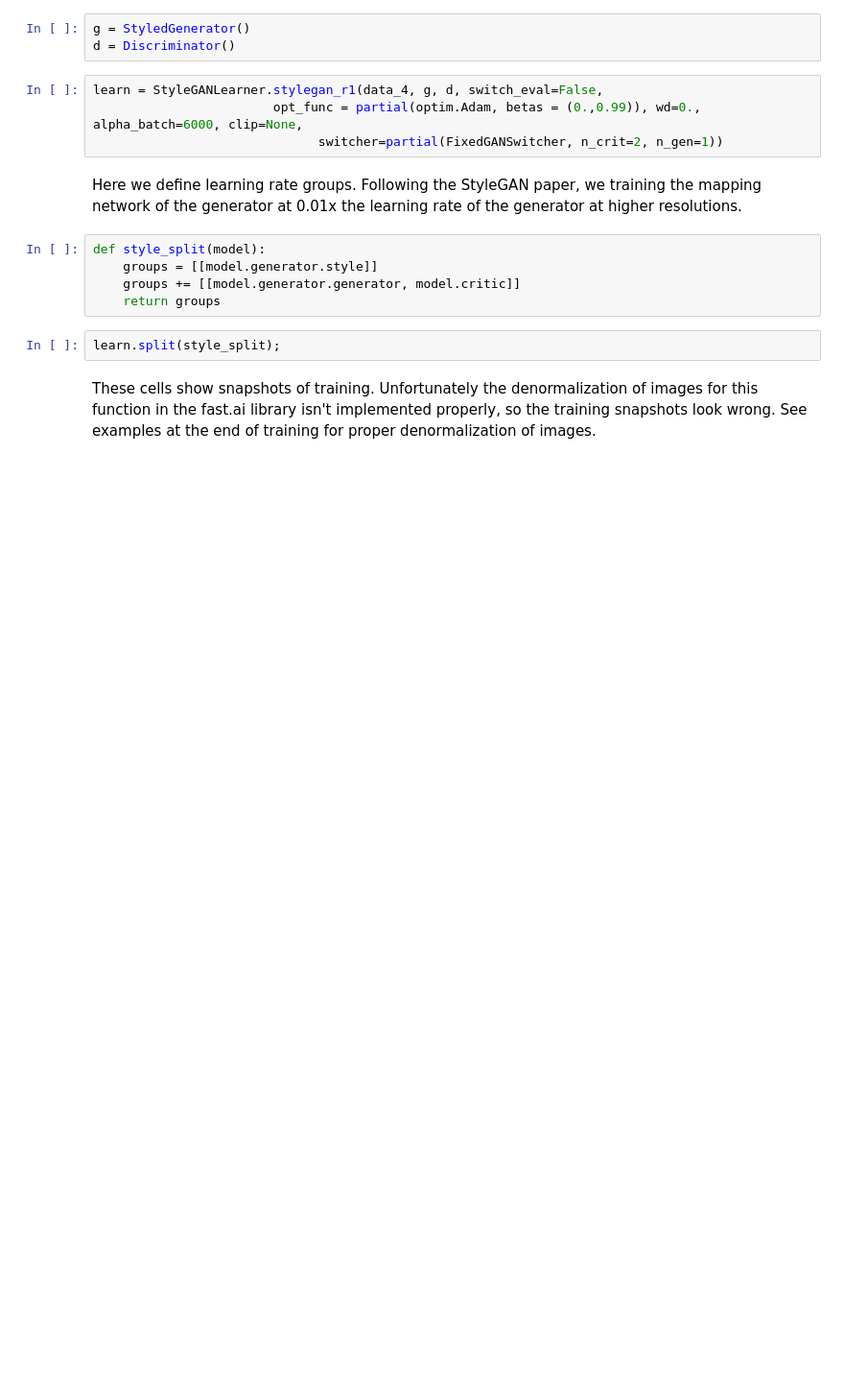
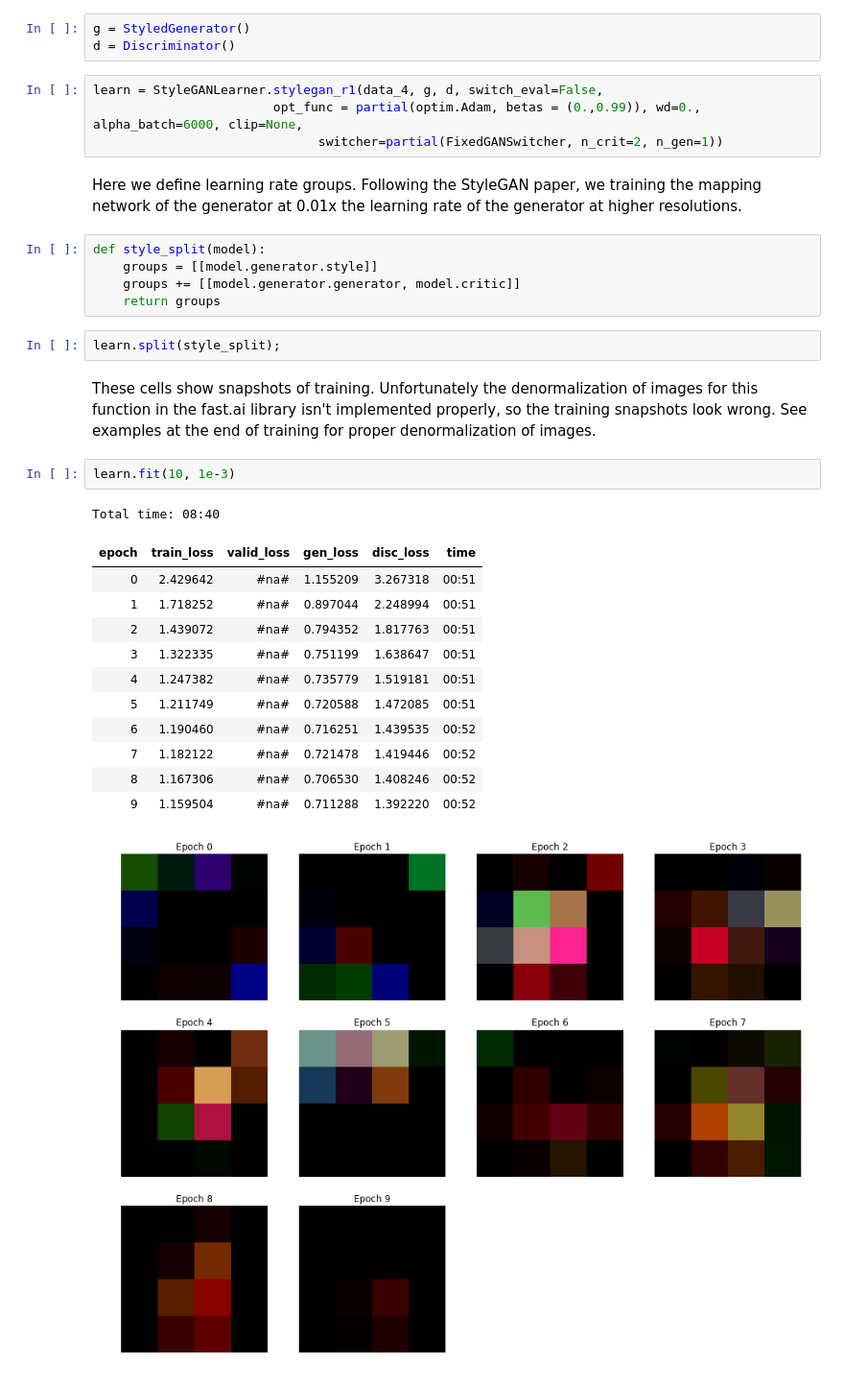
Before and after one commit to kheyer/ML-DL-Projects, a Jupyter notebook: StyleGAN/StyleGAN.ipynb, the cells around one changed output. Shown: that part at 96% size. Drawn from its saved outputs; the diff is of its cells as text; blank space fills up the shorter version.

Commit message:
training 8x8

```diff
--- a/StyleGAN/StyleGAN.ipynb
+++ b/StyleGAN/StyleGAN.ipynb
@@ -659,3 +659,19 @@ def style_split(model):
 learn.split(style_split);
 # %% [markdown]
 These cells show snapshots of training. Unfortunately the denormalization of images for this function in the fast.ai library isn't implemented properly, so the training snapshots look wrong. See examples at the end of training for proper denormalization of images.
+# %%
+learn.fit(10, 1e-3)
+# %% [output]
+Total time: 08:40
+| epoch | train_loss | valid_loss | gen_loss | disc_loss | time |
+| 0 | 2.429642 | #na# | 1.155209 | 3.267318 | 00:51 |
+| 1 | 1.718252 | #na# | 0.897044 | 2.248994 | 00:51 |
+| 2 | 1.439072 | #na# | 0.794352 | 1.817763 | 00:51 |
+| 3 | 1.322335 | #na# | 0.751199 | 1.638647 | 00:51 |
+| 4 | 1.247382 | #na# | 0.735779 | 1.519181 | 00:51 |
+| 5 | 1.211749 | #na# | 0.720588 | 1.472085 | 00:51 |
+| 6 | 1.190460 | #na# | 0.716251 | 1.439535 | 00:52 |
+| 7 | 1.182122 | #na# | 0.721478 | 1.419446 | 00:52 |
+| 8 | 1.167306 | #na# | 0.706530 | 1.408246 | 00:52 |
+| 9 | 1.159504 | #na# | 0.711288 | 1.392220 | 00:52 |
+[figure, added]
```
Also changed, not shown: parts of 6 cells of this notebook.
